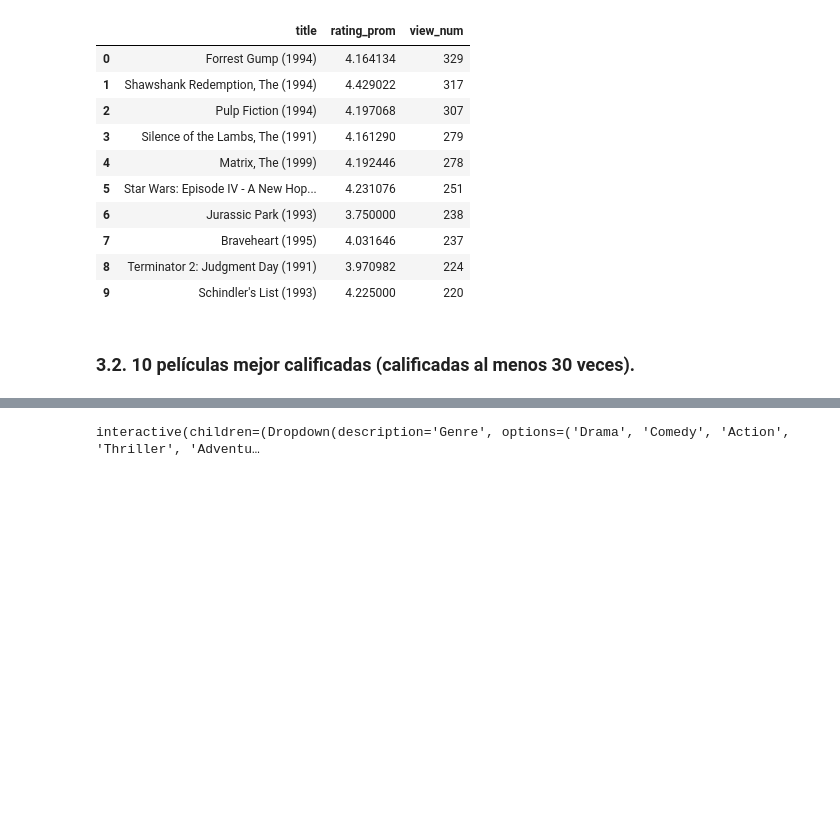
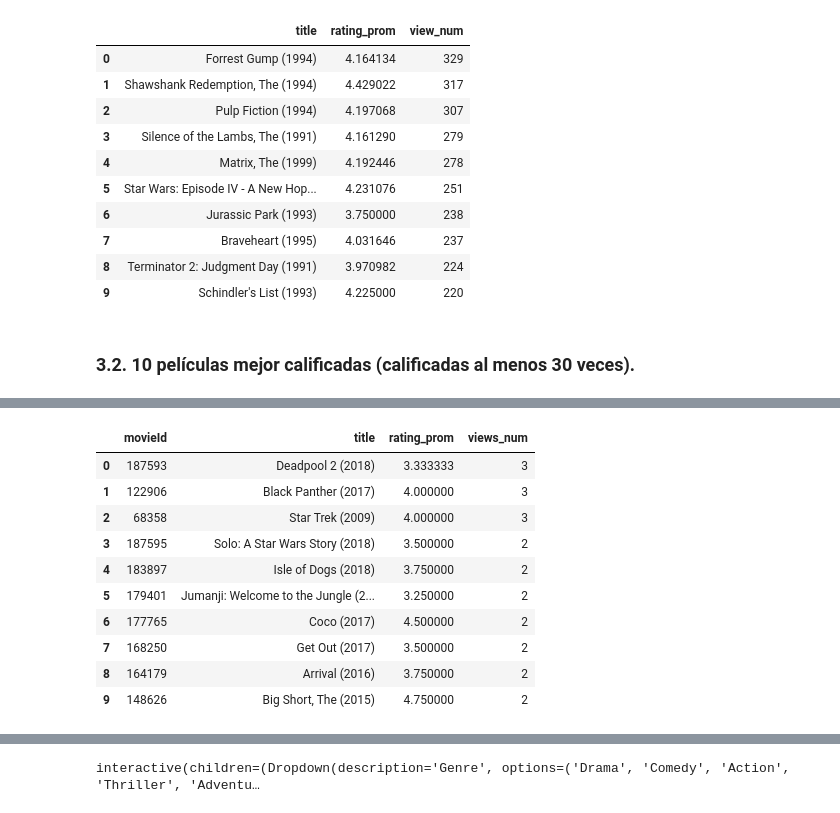
Before and after one commit to AlexanderBedoyaC/marketing_rs_movies, a Jupyter notebook: e_Modelos.ipynb, the cells around one changed output, grey strips where cells are left out. Drawn from its saved outputs; the diff is of its cells as text; code cells hidden in the pictures; blank space fills up the shorter version.

```diff
--- a/e_Modelos.ipynb
+++ b/e_Modelos.ipynb
@@ -132,0 +153,24 @@ interactive(children=(Dropdown(description='Decada', options=('1900-1910', '1910
+# %%
+query = '''
+SELECT movieId, title,
+        avg(rating) as rating_prom,
+        count(movieId) as views_num
+FROM movies_rating
+WHERE strftime('%m', date) = "{}" and strftime('%Y', date) == "{}"
+GROUP BY movieId
+ORDER BY views_num DESC
+LIMIT 10;
+'''.format(ultimo_mes, ultimo_anio)
+pd.read_sql(query, conn)
+# %% [output]
+|  | movieId | title | rating_prom | views_num |
+| 0 | 187593 | Deadpool 2 (2018) | 3.333333 | 3 |
+| 1 | 122906 | Black Panther (2017) | 4.000000 | 3 |
+| 2 | 68358 | Star Trek (2009) | 4.000000 | 3 |
+| 3 | 187595 | Solo: A Star Wars Story (2018) | 3.500000 | 2 |
+| 4 | 183897 | Isle of Dogs (2018) | 3.750000 | 2 |
+| 5 | 179401 | Jumanji: Welcome to the Jungle (2... | 3.250000 | 2 |
+| 6 | 177765 | Coco (2017) | 4.500000 | 2 |
+| 7 | 168250 | Get Out (2017) | 3.500000 | 2 |
+| 8 | 164179 | Arrival (2016) | 3.750000 | 2 |
+| 9 | 148626 | Big Short, The (2015) | 4.750000 | 2 |
```
Also changed, not shown: parts of 21 cells of this notebook, 3 other files.
